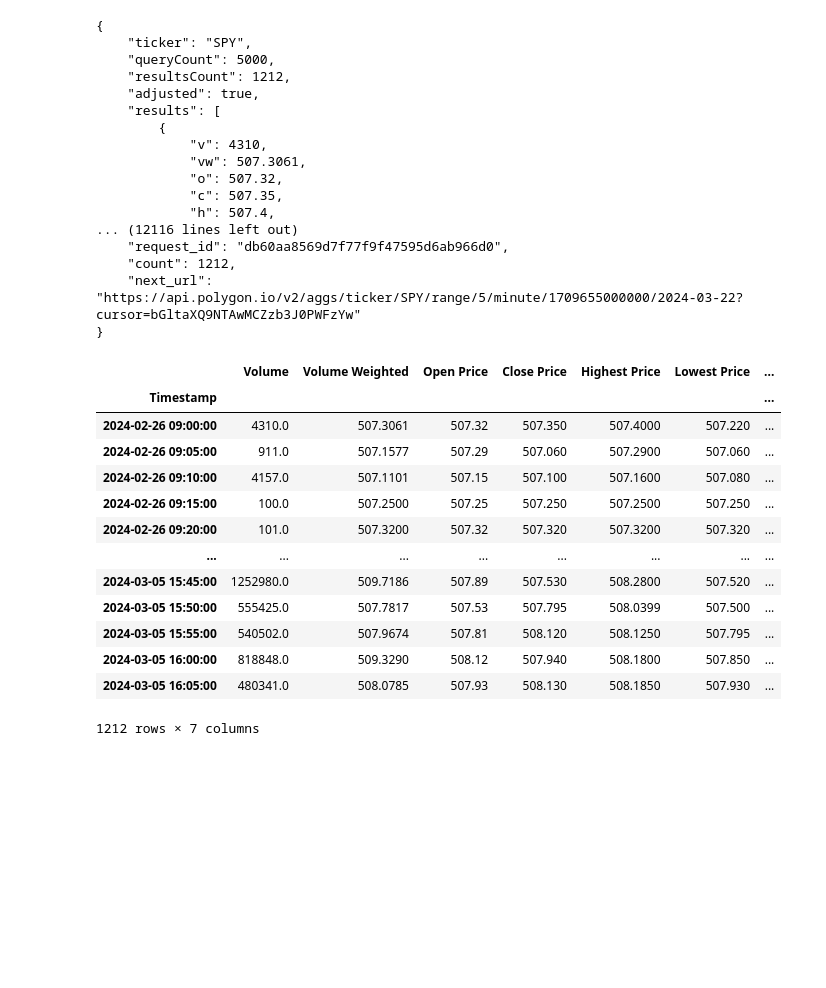
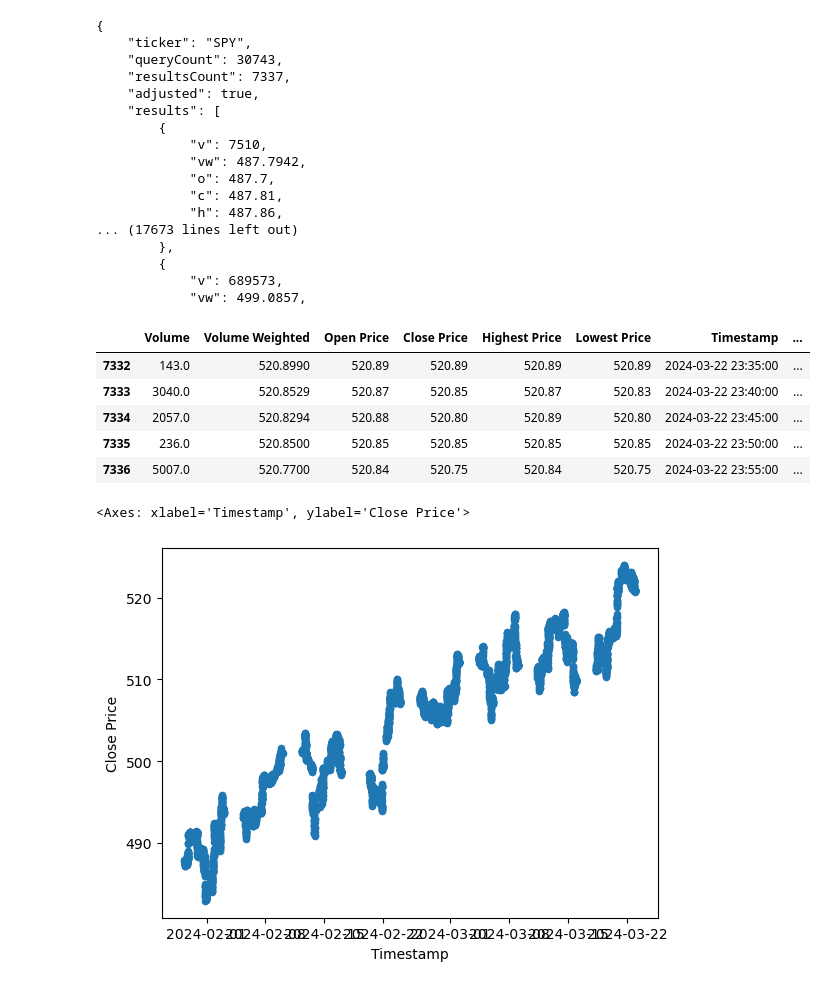
Before and after one commit to GuyInFreezer/project-2, a Jupyter notebook: Codes/api_data_grab.ipynb, the cells around one changed output. Drawn from its saved outputs; the diff is of its cells as text; code cells hidden in the pictures; blank space fills up the shorter version.

Commit message:
Fixed timestamp

```diff
--- a/Codes/api_data_grab.ipynb
+++ b/Codes/api_data_grab.ipynb
@@ -17,10 +17,10 @@ stocksTicker = "SPY"
 multiplier = 5
 timespan = 'minute'
 
-t_from = "2024-02-26"
+t_from = "2024-01-29"
 t_to = "2024-03-22"
 
-query_url = f"{base_url}/v2/aggs/ticker/{stocksTicker}/range/{multiplier}/{timespan}/{t_from}/{t_to}?adjusted=true&sort=asc&apiKey={api_key}"
+query_url = f"{base_url}/v2/aggs/ticker/{stocksTicker}/range/{multiplier}/{timespan}/{t_from}/{t_to}?adjusted=true&sort=asc&limit=50000&apiKey={api_key}"
 # %%
 # Get the response
 response = requests.get(query_url)
@@ -34,39 +34,35 @@ print(json.dumps(reviews, indent=4))
 # %% [output]
 {
     "ticker": "SPY",
-    "queryCount": 5000,
-    "resultsCount": 1212,
+    "queryCount": 30743,
+    "resultsCount": 7337,
     "adjusted": true,
     "results": [
         {
-            "v": 4310,
-            "vw": 507.3061,
-            "o": 507.32,
-            "c": 507.35,
-            "h": 507.4,
-... (12116 lines left out)
-    "request_id": "db60aa8569d7f77f9f47595d6ab966d0",
-    "count": 1212,
-    "next_url": "https://api.polygon.io/v2/aggs/ticker/SPY/range/5/minute/1709655000000/2024-03-22?cursor=bGltaXQ9NTAwMCZzb3J0PWFzYw"
-}
+            "v": 7510,
+            "vw": 487.7942,
+            "o": 487.7,
+            "c": 487.81,
+            "h": 487.86,
+... (17673 lines left out)
+        },
+        {
+            "v": 689573,
+            "vw": 499.0857,
 # %%
 reviews_df = pd.json_normalize(reviews["results"])
 reviews_df = reviews_df.rename(columns={'v':'Volume', 'vw':'Volume Weighted', 'o':'Open Price', 'c':'Close Price', 'h':'Highest Price', 'l':'Lowest Price', 't':'Timestamp', 'n':'Number of Transaction'})
 reviews_df['Timestamp'] = pd.to_datetime(reviews_df['Timestamp'], unit='ms')
-reviews_df = reviews_df.set_index('Timestamp')
-reviews_df
+reviews_df.tail()
 # %% [output]
-|  | Volume | Volume Weighted | Open Price | Close Price | Highest Price | Lowest Price | ... |
-| Timestamp |  |  |  |  |  |  | ... |
-| 2024-02-26 09:00:00 | 4310.0 | 507.3061 | 507.32 | 507.350 | 507.4000 | 507.220 | ... |
-| 2024-02-26 09:05:00 | 911.0 | 507.1577 | 507.29 | 507.060 | 507.2900 | 507.060 | ... |
-| 2024-02-26 09:10:00 | 4157.0 | 507.1101 | 507.15 | 507.100 | 507.1600 | 507.080 | ... |
-| 2024-02-26 09:15:00 | 100.0 | 507.2500 | 507.25 | 507.250 | 507.2500 | 507.250 | ... |
-| 2024-02-26 09:20:00 | 101.0 | 507.3200 | 507.32 | 507.320 | 507.3200 | 507.320 | ... |
-| ... | ... | ... | ... | ... | ... | ... | ... |
-| 2024-03-05 15:45:00 | 1252980.0 | 509.7186 | 507.89 | 507.530 | 508.2800 | 507.520 | ... |
-| 2024-03-05 15:50:00 | 555425.0 | 507.7817 | 507.53 | 507.795 | 508.0399 | 507.500 | ... |
-| 2024-03-05 15:55:00 | 540502.0 | 507.9674 | 507.81 | 508.120 | 508.1250 | 507.795 | ... |
-| 2024-03-05 16:00:00 | 818848.0 | 509.3290 | 508.12 | 507.940 | 508.1800 | 507.850 | ... |
-| 2024-03-05 16:05:00 | 480341.0 | 508.0785 | 507.93 | 508.130 | 508.1850 | 507.930 | ... |
+|  | Volume | Volume Weighted | Open Price | Close Price | Highest Price | Lowest Price | Timestamp | ... |
+| 7332 | 143.0 | 520.8990 | 520.89 | 520.89 | 520.89 | 520.89 | 2024-03-22 23:35:00 | ... |
+| 7333 | 3040.0 | 520.8529 | 520.87 | 520.85 | 520.87 | 520.83 | 2024-03-22 23:40:00 | ... |
+| 7334 | 2057.0 | 520.8294 | 520.88 | 520.80 | 520.89 | 520.80 | 2024-03-22 23:45:00 | ... |
+| 7335 | 236.0 | 520.8500 | 520.85 | 520.85 | 520.85 | 520.85 | 2024-03-22 23:50:00 | ... |
+| 7336 | 5007.0 | 520.7700 | 520.84 | 520.75 | 520.84 | 520.75 | 2024-03-22 23:55:00 | ... |
-1212 rows × 7 columns
+# %%
+reviews_df.plot(kind='line',x='Timestamp', y='Close Price')
+# %% [output]
+<Axes: xlabel='Timestamp', ylabel='Close Price'>
+[figure, added]
```
